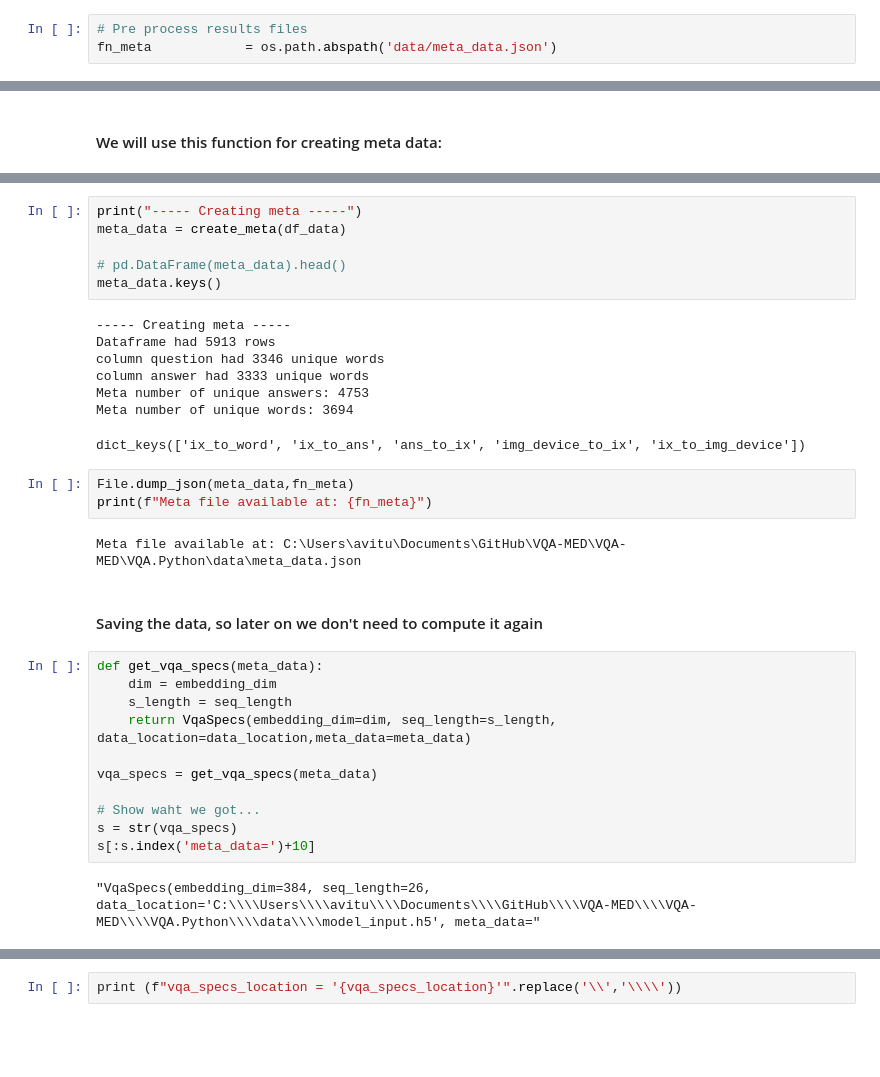
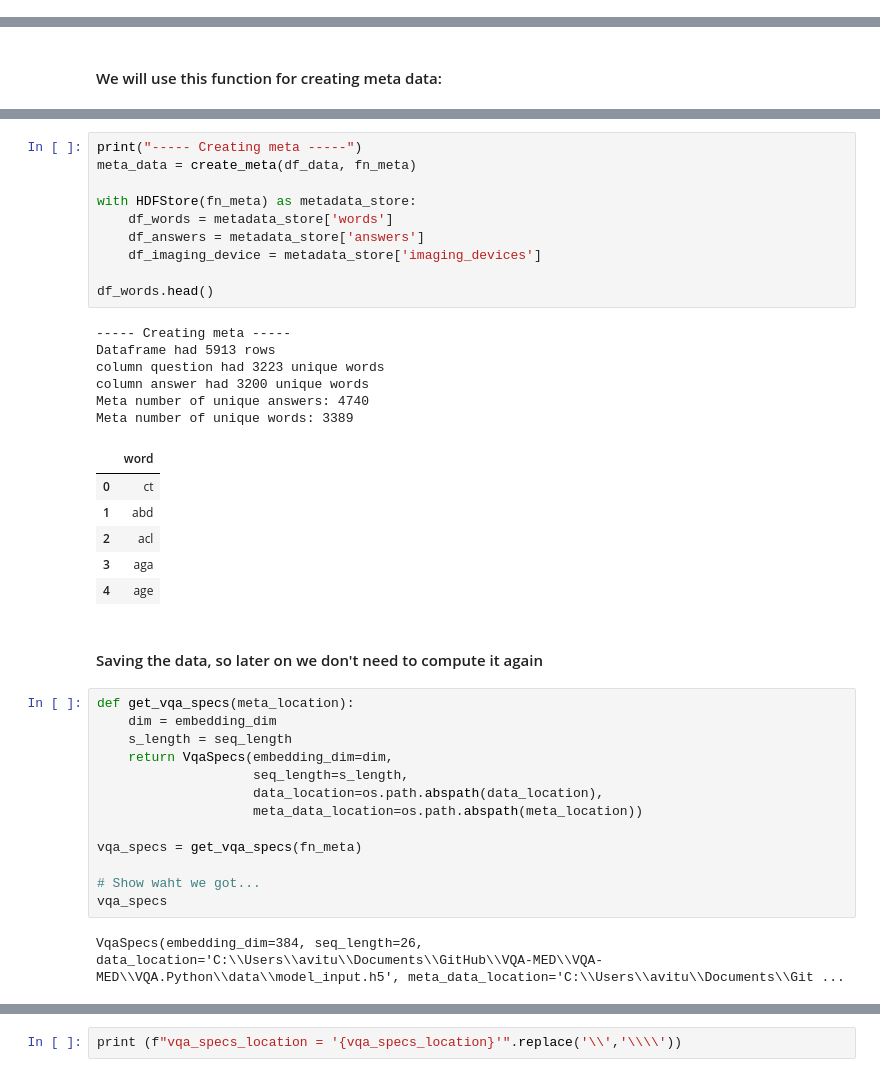
Before and after one commit to turner11/VQA-MED, a Jupyter notebook: VQA-MED/VQA.Python/2_create_meta_data.ipynb, the cells around one changed output, grey strips where cells are left out. Saved outputs shown, nothing was run; the diff lists cells and outputs as text; blank space fills up the shorter version.

Commit message:
Working on multi class
each word has a class
Did noti work on prediction yet

```diff
--- a/VQA-MED/VQA.Python/2_create_meta_data.ipynb
+++ b/VQA-MED/VQA.Python/2_create_meta_data.ipynb
@@ -5,4 +6 @@ from pandas import HDFStore
-# %%
-# Pre process results files
-fn_meta            = os.path.abspath('data/meta_data.json')
 # %%
@@ -96,37 +102,43 @@ def create_meta(df):
-# %%
-print("----- Creating meta -----")
-meta_data = create_meta(df_data)
-
-# pd.DataFrame(meta_data).head()
-meta_data.keys()
-# %% [output]
------ Creating meta -----
-Dataframe had 5913 rows
-column question had 3346 unique words
-column answer had 3333 unique words
-Meta number of unique answers: 4753
-Meta number of unique words: 3694
-dict_keys(['ix_to_word', 'ix_to_ans', 'ans_to_ix', 'img_device_to_ix', 'ix_to_img_device'])
-# %%
-File.dump_json(meta_data,fn_meta)
-print(f"Meta file available at: {fn_meta}")
-# %% [output]
-Meta file available at: C:\Users\avitu\Documents\GitHub\VQA-MED\VQA-MED\VQA.Python\data\meta_data.json
+# %%
+print("----- Creating meta -----")
+meta_data = create_meta(df_data, fn_meta)
+
+with HDFStore(fn_meta) as metadata_store:
+    df_words = metadata_store['words']
+    df_answers = metadata_store['answers']
+    df_imaging_device = metadata_store['imaging_devices']
+
+df_words.head()
+# %% [output]
+----- Creating meta -----
+Dataframe had 5913 rows
+column question had 3223 unique words
+column answer had 3200 unique words
+Meta number of unique answers: 4740
+Meta number of unique words: 3389
+|  | word |
+| 0 | ct |
+| 1 | abd |
+| 2 | acl |
+| 3 | aga |
+| 4 | age |
 # %% [markdown]
 #### Saving the data, so later on we don't need to compute it again
 # %%
-def get_vqa_specs(meta_data):
+def get_vqa_specs(meta_location):
     dim = embedding_dim
     s_length = seq_length
-    return VqaSpecs(embedding_dim=dim, seq_length=s_length, data_location=data_location,meta_data=meta_data)
+    return VqaSpecs(embedding_dim=dim,
+                    seq_length=s_length,
+                    data_location=os.path.abspath(data_location),
+                    meta_data_location=os.path.abspath(meta_location))
 
-vqa_specs = get_vqa_specs(meta_data)
+vqa_specs = get_vqa_specs(fn_meta)
 
 # Show waht we got...
-s = str(vqa_specs)
-s[:s.index('meta_data=')+10]
+vqa_specs
 # %% [output]
-"VqaSpecs(embedding_dim=384, seq_length=26, data_location='C:\\\\Users\\\\avitu\\\\Documents\\\\GitHub\\\\VQA-MED\\\\VQA-MED\\\\VQA.Python\\\\data\\\\model_input.h5', meta_data="
+VqaSpecs(embedding_dim=384, seq_length=26, data_location='C:\\Users\\avitu\\Documents\\GitHub\\VQA-MED\\VQA-MED\\VQA.Python\\data\\model_input.h5', meta_data_location='C:\\Users\\avitu\\Documents\\Git ...
 # %%
 File.dump_pickle(vqa_specs, vqa_specs_location)
 logger.debug(f"VQA Specs saved to:\n{vqa_specs_location}")
```
Also changed, not shown: parts of 7 cells of this notebook, 13 other files.
